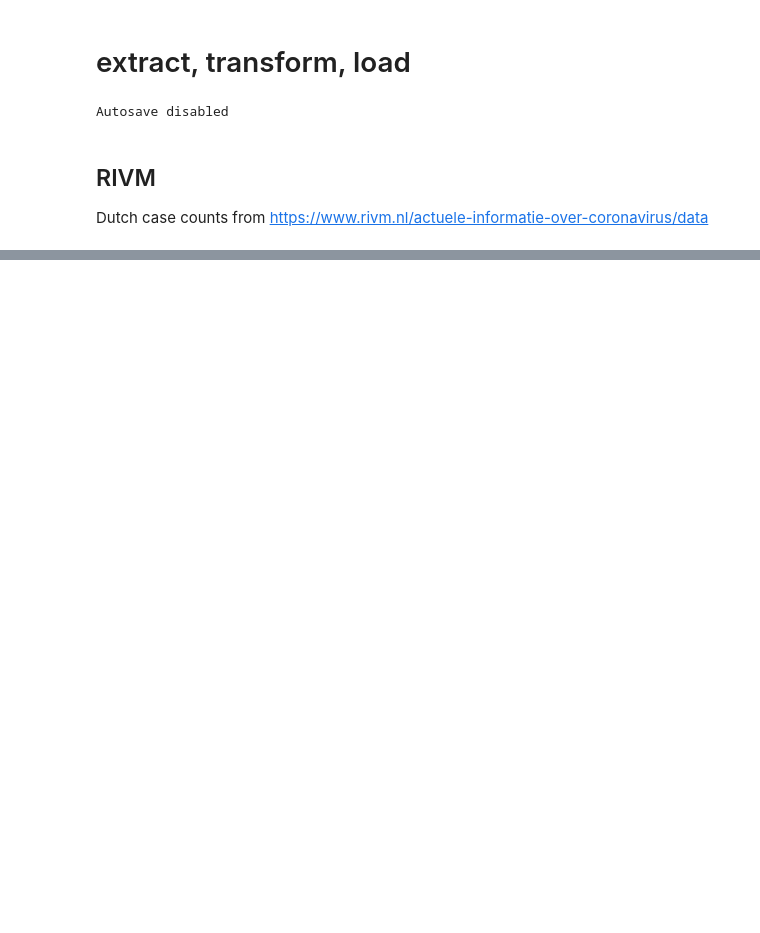
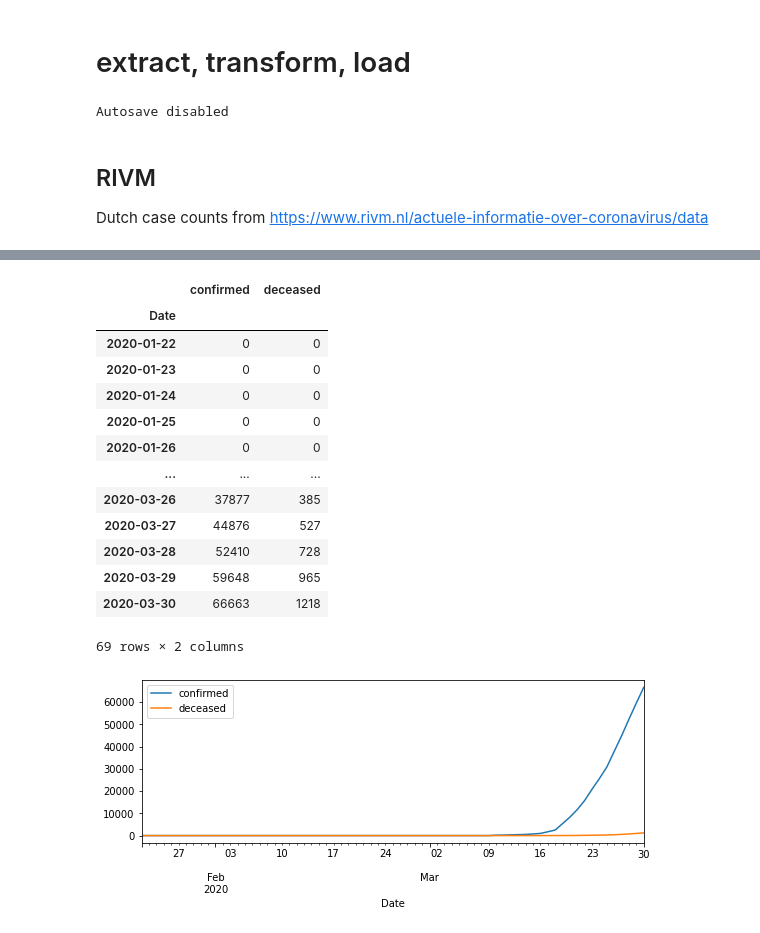
Before and after one commit to samkennerly/covid19, a Jupyter notebook: books/etl.ipynb, the cells around one changed output, grey strips where cells are left out. Drawn from its saved outputs; the diff is of its cells as text; code cells hidden in the pictures; blank space fills up the shorter version.

Commit message:
Add etl.kaggle

```diff
--- a/books/etl.ipynb
+++ b/books/etl.ipynb
@@ -30,0 +33,3 @@ data.plot()
+# %%
+world = kaggle()
+world
@@ -30,0 +51,20 @@ data.plot()
+# %%
+ny = world.xs('US').xs('New York')
+ny.plot(figsize=FIGSIZE)
+ny
+# %% [output]
+|  | confirmed | deceased |
+| Date |  |  |
+| 2020-01-22 | 0 | 0 |
+| 2020-01-23 | 0 | 0 |
+| 2020-01-24 | 0 | 0 |
+| 2020-01-25 | 0 | 0 |
+| 2020-01-26 | 0 | 0 |
+| ... | ... | ... |
+| 2020-03-26 | 37877 | 385 |
+| 2020-03-27 | 44876 | 527 |
+| 2020-03-28 | 52410 | 728 |
+| 2020-03-29 | 59648 | 965 |
+| 2020-03-30 | 66663 | 1218 |
+69 rows × 2 columns
+[figure, added]
```
Also changed, not shown: parts of 7 cells of this notebook, 1 other file.
